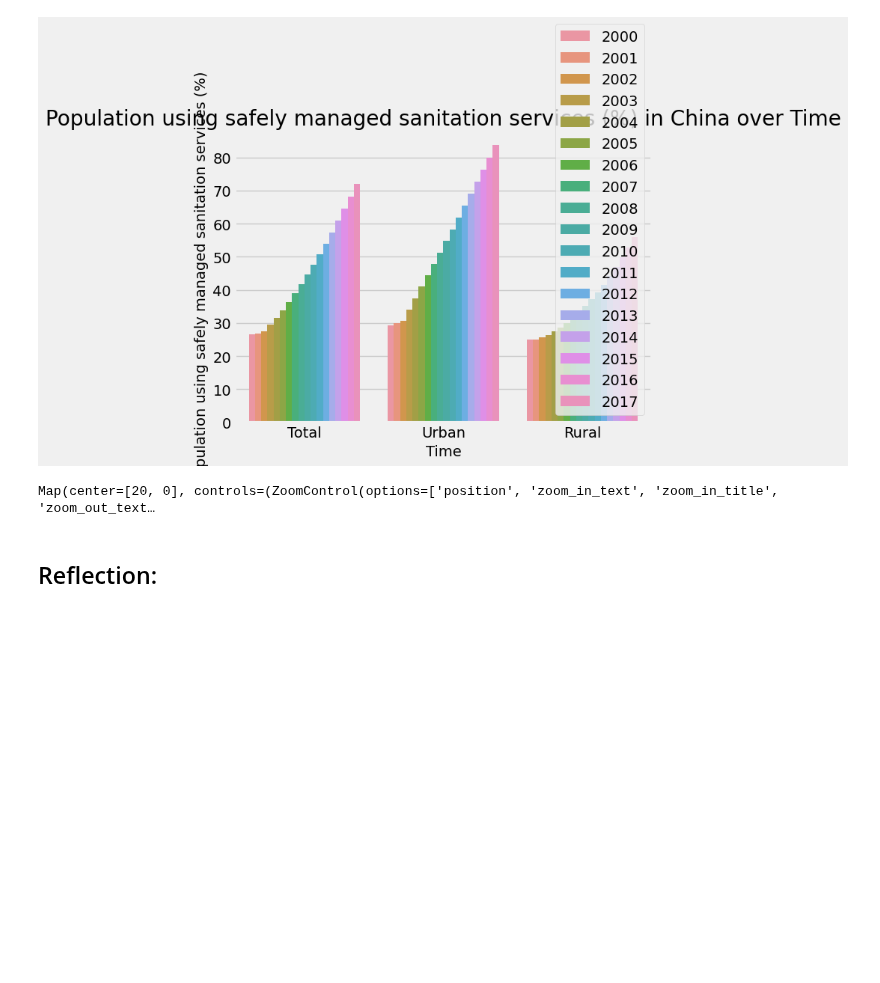
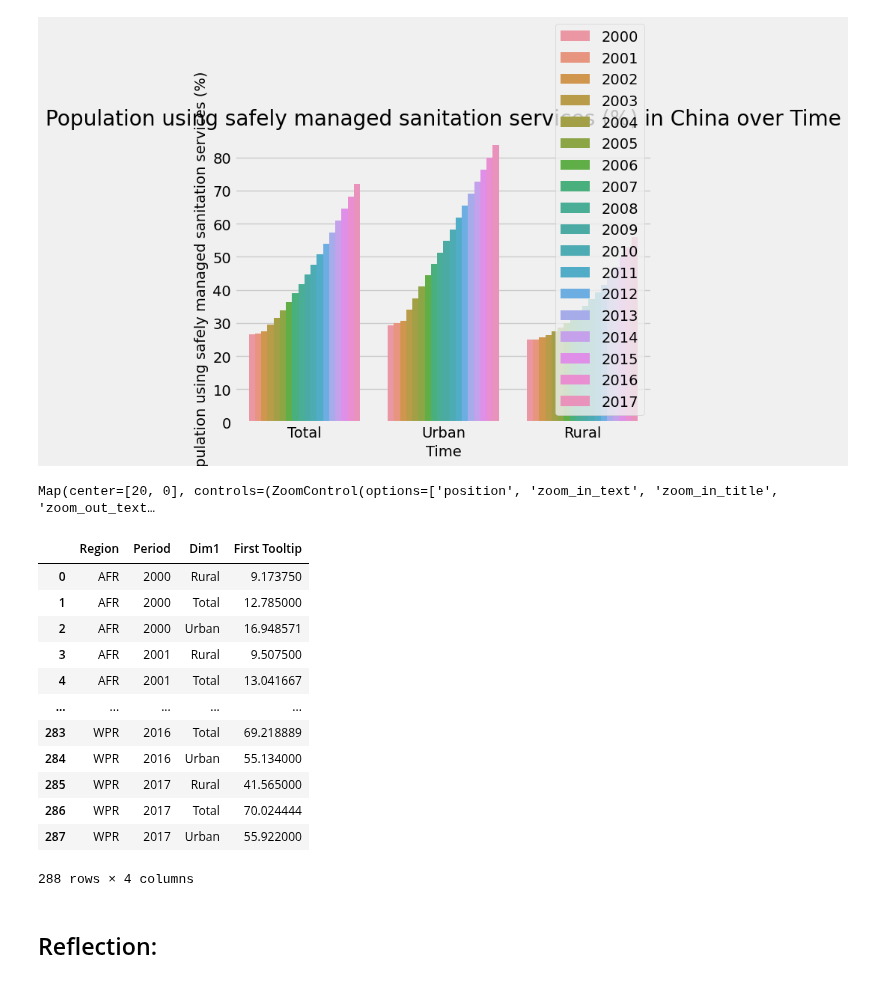
Before and after one commit to violetbi/sds-271-fp, a Jupyter notebook: prototype.ipynb, the cells around one changed output. Drawn from its saved outputs; the diff is of its cells as text; code cells hidden in the pictures; blank space fills up the shorter version.

Commit message:
add plot by region

```diff
--- a/prototype.ipynb
+++ b/prototype.ipynb
@@ -161,6 +157,45 @@ map_sanitation = create_geomap(health_data,year=2017, dim1='Total')
 map_sanitation
 # %% [output]
 Map(center=[20, 0], controls=(ZoomControl(options=['position', 'zoom_in_text', 'zoom_in_title', 'zoom_out_text…
+# %%
+def aggregate_data_by_region_and_year(data):
+    # Define regions
+    regions = {
+        "AFR": ["Algeria", "Angola", "Benin", "Botswana", "Burkina Faso", "Burundi", "Cameroon", "Cape Verde", "Central African Republic", "Chad", "Comoros", "Ivory Coast", "Democratic Republic of the Congo", "Equatorial Guinea", "Eritrea", "Ethiopia", "Gabon", "Gambia", "Ghana", "Guinea", "Guinea-Bissau", "Kenya", "Lesotho", "Liberia", "Madagascar", "Malawi", "Mali", "Mauritania", "Mauritius", "Mozambique", "Namibia", "Niger", "Nigeria", "Republic of the Congo", "Rwanda", "São Tomé and Príncipe", "Senegal", "Seychelles", "Sierra Leone", "South Africa", "South Sudan", "Eswatini", "Togo", "Uganda", "Tanzania", "Zambia", "Zimbabwe"],
+        "AMR": ["Antigua and Barbuda", "Argentina", "Bahamas", "Barbados", "Belize", "Bolivia", "Brazil", "Canada", "Chile", "Colombia", "Costa Rica", "Cuba", "Dominica", "Dominican Republic", "Ecuador", "El Salvador", "Grenada", "Guatemala", "Guyana", "Haiti", "Honduras", "Jamaica", "Mexico", "Nicaragua", "Panama", "Paraguay", "Peru", "Saint Kitts and Nevis", "Saint Lucia", "Saint Vincent and the Grenadines", "Suriname", "Trinidad and Tobago", "United States", "Uruguay", "Venezuela"],
+        "SEAR": ["Bangladesh", "Bhutan", "North Korea", "India", "Indonesia", "Maldives", "Myanmar", "Nepal", "Sri Lanka", "Thailand", "Timor-Leste"],
+        "EUR": ["Albania", "Andorra", "Armenia", "Austria", "Azerbaijan", "Belarus", "Belgium", "Bosnia and Herzegovina", "Bulgaria", "Croatia", "Cyprus", "Czech Republic", "Denmark", "Estonia", "Finland", "France", "Georgia", "Germany", "Greece", "Hungary", "Iceland", "Ireland", "Israel", "Italy", "Kazakhstan", "Kyrgyzstan", "Latvia", "Lithuania", "Luxembourg", "Malta", "Moldova", "Monaco", "Montenegro", "Netherlands", "North Macedonia", "Norway", "Poland", "Portugal", "Romania", "Russia", "San Marino", "Serbia", "Slovakia", "Slovenia", "Spain", "Sweden", "Switzerland", "Tajikistan", "Turkey", "Turkmenistan", "Ukraine", "United Kingdom", "Uzbekistan"],
+        "EMR": ["Afghanistan", "Bahrain", "Djibouti", "Egypt", "Iran", "Iraq", "Palestine", "Jordan", "Kuwait", "Lebanon", "Libya", "Morocco", "Oman", "Pakistan", "Qatar", "Saudi Arabia", "Somalia", "Sudan", "Syria", "Tunisia", "United Arab Emirates", "Yemen"],
+        "WPR": ["Australia", "Brunei", "Cambodia", "China", "Cook Islands", "Fiji", "Japan", "Kiribati", "Laos", "Malaysia", "Marshall Islands", "Micronesia", "Mongolia", "Nauru", "New Zealand", "Niue", "Palau", "Papua New Guinea", "Philippines", "Samoa", "Singapore", "Solomon Islands", "South Korea", "Taiwan", "Tonga", "Tuvalu", "Vanuatu", "Vietnam"]
+    }
+
+    # Create a DataFrame from the given data
+    df = pd.DataFrame(data)
+
+    # Add a new column 'Region' based on the Location
+    df['Region'] = df['Location'].apply(lambda x: next((region for region, countries in regions.items() if x in countries), None))
+
+    # Group by Region, Year, Dim1 and calculate the mean of 'First Tooltip'
+    result_df = df.groupby(['Region', 'Period', 'Dim1'])['First Tooltip'].mean().reset_index()
+
+    return result_df
+
+result = aggregate_data_by_region_and_year(health_data)
+result
+# %% [output]
+|  | Region | Period | Dim1 | First Tooltip |
+| 0 | AFR | 2000 | Rural | 9.173750 |
+| 1 | AFR | 2000 | Total | 12.785000 |
+| 2 | AFR | 2000 | Urban | 16.948571 |
+| 3 | AFR | 2001 | Rural | 9.507500 |
+| 4 | AFR | 2001 | Total | 13.041667 |
+| ... | ... | ... | ... | ... |
+| 283 | WPR | 2016 | Total | 69.218889 |
+| 284 | WPR | 2016 | Urban | 55.134000 |
+| 285 | WPR | 2017 | Rural | 41.565000 |
+| 286 | WPR | 2017 | Total | 70.024444 |
+| 287 | WPR | 2017 | Urban | 55.922000 |
+288 rows × 4 columns
 # %% [markdown]
 ## Reflection:
 # %% [markdown]
```
Also changed, not shown: parts of 1 cell of this notebook.
